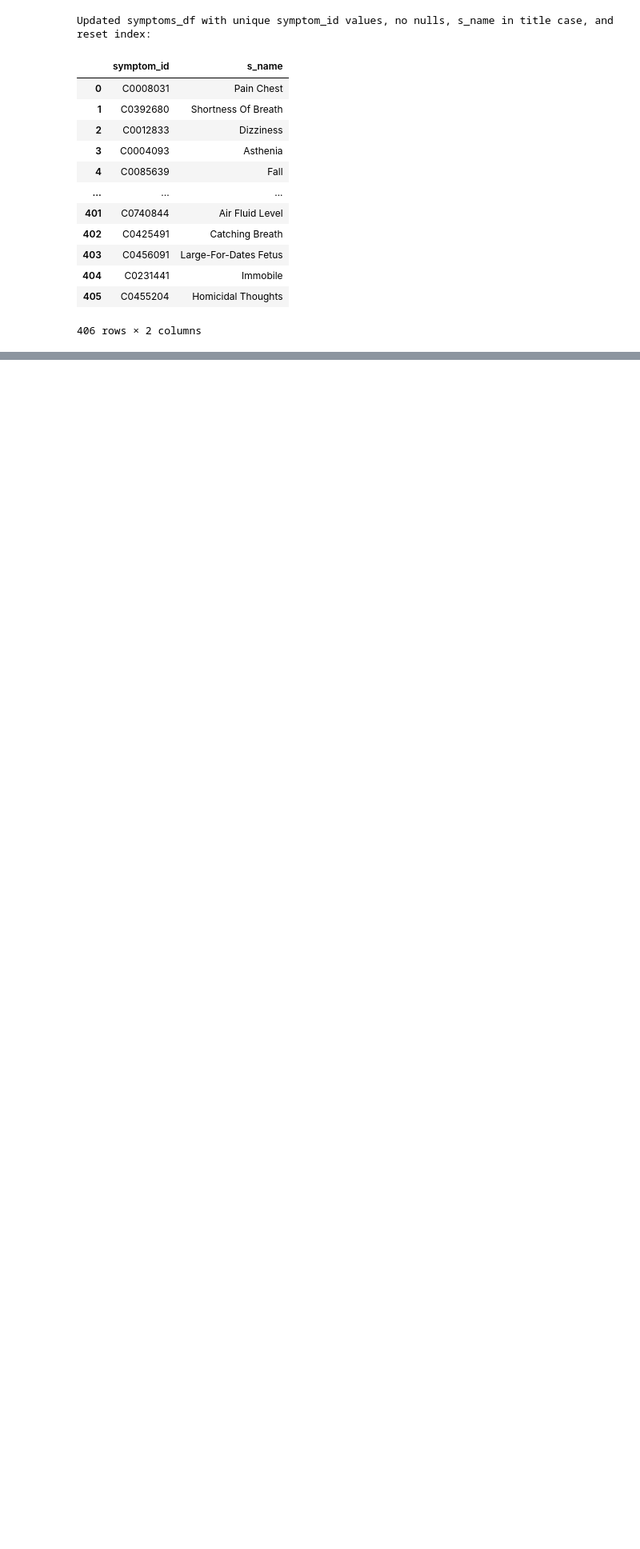
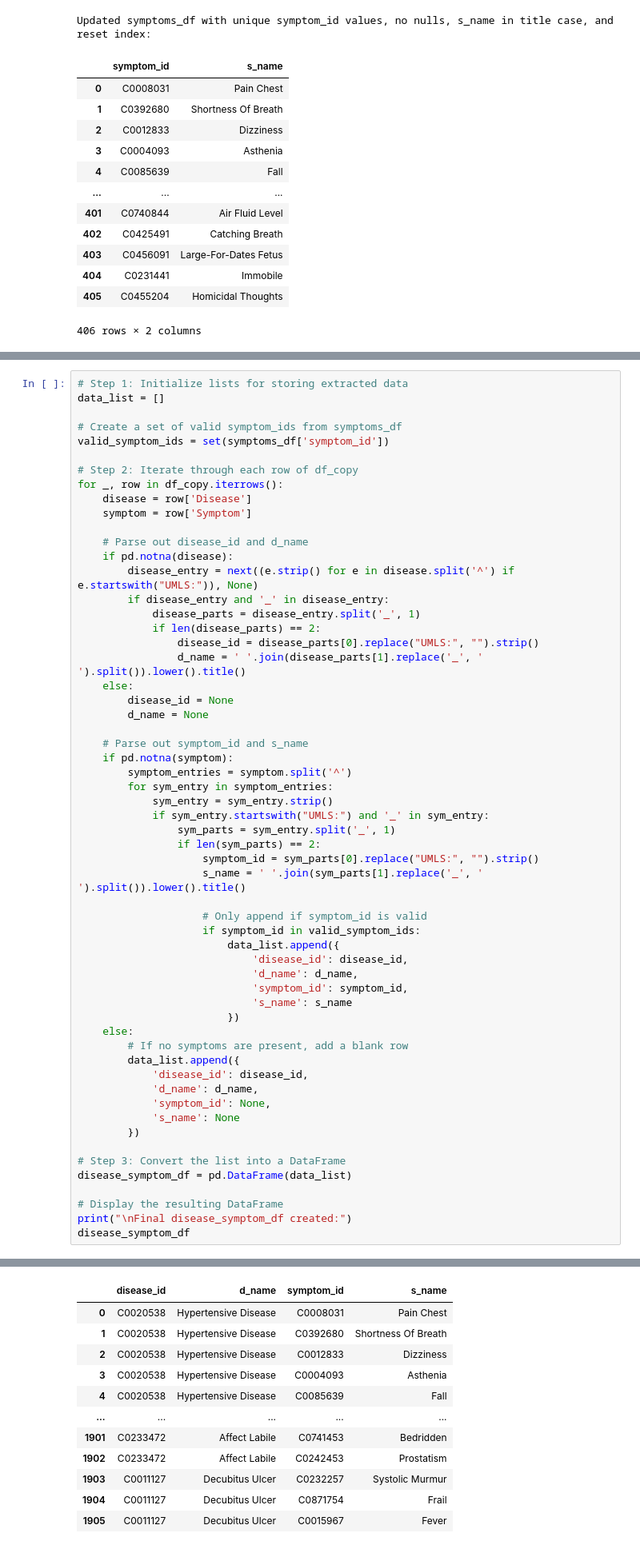
Before and after one commit to Saurabh-Lakhanpal/symptoms-analyzer, a Jupyter notebook: backend/etl.ipynb, the cells around one changed output, grey strips where cells are left out. Shown at 80% size. Saved outputs shown, nothing was run; the diff lists cells and outputs as text; blank space fills up the shorter version.

```diff
--- a/backend/etl.ipynb
+++ b/backend/etl.ipynb
@@ -378,0 +409,59 @@ Updated symptoms_df with unique symptom_id values, no nulls, s_name in title cas
+# %%
+# Step 1: Initialize lists for storing extracted data
+data_list = []
+
+# Create a set of valid symptom_ids from symptoms_df
+valid_symptom_ids = set(symptoms_df['symptom_id'])
+
+# Step 2: Iterate through each row of df_copy
+for _, row in df_copy.iterrows():
+    disease = row['Disease']
+    symptom = row['Symptom']
+
+    # Parse out disease_id and d_name
+    if pd.notna(disease):
+        disease_entry = next((e.strip() for e in disease.split('^') if e.startswith("UMLS:")), None)
+        if disease_entry and '_' in disease_entry:
+            disease_parts = disease_entry.split('_', 1)
+            if len(disease_parts) == 2:
+                disease_id = disease_parts[0].replace("UMLS:", "").strip()
+                d_name = ' '.join(disease_parts[1].replace('_', ' ').split()).lower().title()
+    else:
+        disease_id = None
+        d_name = None
+
+    # Parse out symptom_id and s_name
+    if pd.notna(symptom):
+        symptom_entries = symptom.split('^')
+        for sym_entry in symptom_entries:
+            sym_entry = sym_entry.strip()
+            if sym_entry.startswith("UMLS:") and '_' in sym_entry:
+                sym_parts = sym_entry.split('_', 1)
+                if len(sym_parts) == 2:
+                    symptom_id = sym_parts[0].replace("UMLS:", "").strip()
+                    s_name = ' '.join(sym_parts[1].replace('_', ' ').split()).lower().title()
+
+                    # Only append if symptom_id is valid
+                    if symptom_id in valid_symptom_ids:
+                        data_list.append({
+                            'disease_id': disease_id,
+                            'd_name': d_name,
+                            'symptom_id': symptom_id,
+                            's_name': s_name
+                        })
+    else:
+        # If no symptoms are present, add a blank row
+        data_list.append({
+            'disease_id': disease_id,
+            'd_name': d_name,
+            'symptom_id': None,
+            's_name': None
+        })
+
+# Step 3: Convert the list into a DataFrame
+disease_symptom_df = pd.DataFrame(data_list)
+
+# Display the resulting DataFrame
+print("\nFinal disease_symptom_df created:")
+disease_symptom_df
+# %% [output]
@@ -378,0 +469,12 @@ Updated symptoms_df with unique symptom_id values, no nulls, s_name in title cas
+|  | disease_id | d_name | symptom_id | s_name |
+| 0 | C0020538 | Hypertensive Disease | C0008031 | Pain Chest |
+| 1 | C0020538 | Hypertensive Disease | C0392680 | Shortness Of Breath |
+| 2 | C0020538 | Hypertensive Disease | C0012833 | Dizziness |
+| 3 | C0020538 | Hypertensive Disease | C0004093 | Asthenia |
+| 4 | C0020538 | Hypertensive Disease | C0085639 | Fall |
+| ... | ... | ... | ... | ... |
+| 1901 | C0233472 | Affect Labile | C0741453 | Bedridden |
+| 1902 | C0233472 | Affect Labile | C0242453 | Prostatism |
+| 1903 | C0011127 | Decubitus Ulcer | C0232257 | Systolic Murmur |
+| 1904 | C0011127 | Decubitus Ulcer | C0871754 | Frail |
+| 1905 | C0011127 | Decubitus Ulcer | C0015967 | Fever |
```
Also changed, not shown: parts of 4 cells of this notebook, 2 other files.
